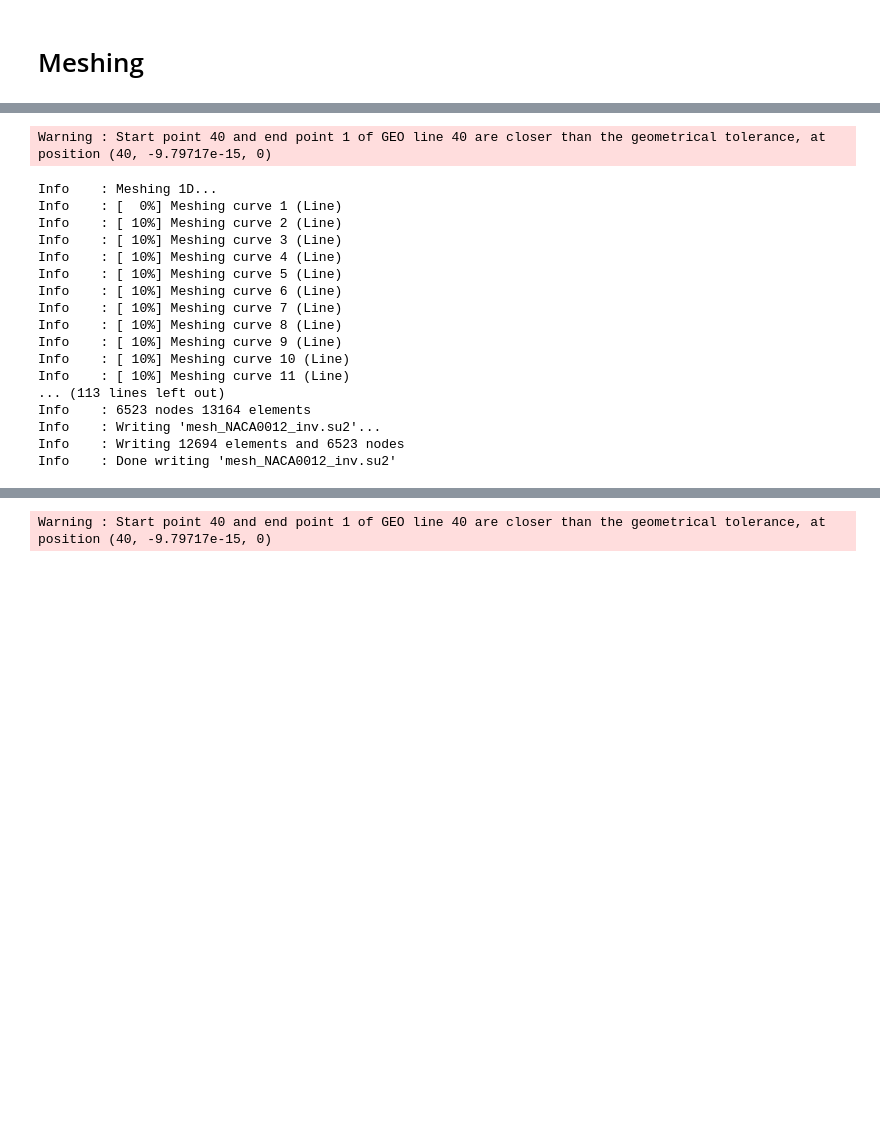
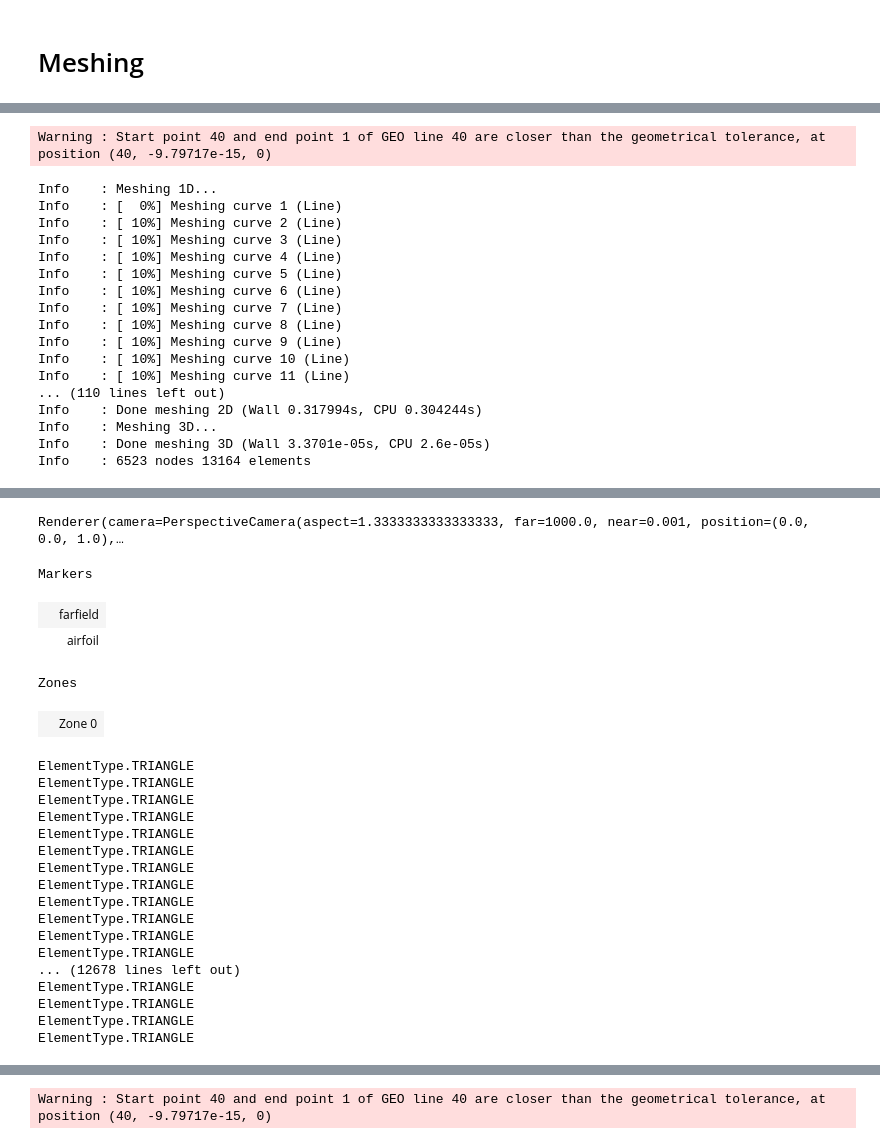
Before and after one commit to OpenOrion/ezmesh, a Jupyter notebook: examples/naca0012.ipynb, the cells around one changed output, grey strips where cells are left out. Cells and saved outputs as stored; diff of their text form; code cells hidden in the pictures; blank space fills up the shorter version.

```diff
--- a/examples/naca0012.ipynb
+++ b/examples/naca0012.ipynb
@@ -6,13 +6,11 @@
 
 https://su2code.github.io/docs_v7/Quick-Start/
 # %%
-from ezmesh import Mesh, CurveLoop, PlaneSurface, BoundaryLayer
-from examples.utils.geometry import generate_circle, generate_naca4_airfoil
-import plotly.graph_objects as go
-import numpy as np
+from ezmesh import Geometry, CurveLoop, PlaneSurface, visualize_mesh
+from ezmesh.utils.geometry import generate_circle, generate_naca4_airfoil
+from ezmesh.exporters import export_to_su2
 
-
-with Mesh() as mesh:
+with Geometry() as geom:
 
     airfoils_coords = generate_naca4_airfoil("0012", num_points=40)
     farfield_coords = generate_circle(40, num_points=40)
@@ -34,8 +32,10 @@ with Mesh() as mesh:
 
 
     surface = PlaneSurface(farfield_curve_loop, holes=[airfoil_curve_loop])
-    mesh.generate(surface)
-    mesh.write("mesh_NACA0012_inv.su2")
+    mesh = geom.generate(surface)
+    visualize_mesh(mesh)
+    # geom.write("mesh_NACA0012_inv.su2")
+    export_to_su2(mesh, "mesh_NACA0012_inv.su2")
 # %% [output]
 Warning : Start point 40 and end point 1 of GEO line 40 are closer than the geometrical tolerance, at position (40, -9.79717e-15, 0)
 Info    : Meshing 1D...
@@ -50,8 +50,8 @@ Info    : [ 10%] Meshing curve 8 (Line)
 Info    : [ 10%] Meshing curve 9 (Line)
 Info    : [ 10%] Meshing curve 10 (Line)
 Info    : [ 10%] Meshing curve 11 (Line)
-... (113 lines left out)
+... (110 lines left out)
+Info    : Done meshing 2D (Wall 0.317994s, CPU 0.304244s)
+Info    : Meshing 3D...
+Info    : Done meshing 3D (Wall 3.3701e-05s, CPU 2.6e-05s)
 Info    : 6523 nodes 13164 elements
-Info    : Writing 'mesh_NACA0012_inv.su2'...
-Info    : Writing 12694 elements and 6523 nodes
-Info    : Done writing 'mesh_NACA0012_inv.su2'
@@ -58,3 +59,26 @@ Info    : Done writing 'mesh_NACA0012_inv.su2'
+Renderer(camera=PerspectiveCamera(aspect=1.3333333333333333, far=1000.0, near=0.001, position=(0.0, 0.0, 1.0),…
+Markers
+|  | farfield |
+|  | airfoil |
+Zones
+|  | Zone 0 |
+ElementType.TRIANGLE
+ElementType.TRIANGLE
+ElementType.TRIANGLE
+ElementType.TRIANGLE
+ElementType.TRIANGLE
+ElementType.TRIANGLE
+ElementType.TRIANGLE
+ElementType.TRIANGLE
+ElementType.TRIANGLE
+ElementType.TRIANGLE
+ElementType.TRIANGLE
+ElementType.TRIANGLE
+... (12678 lines left out)
+ElementType.TRIANGLE
+ElementType.TRIANGLE
+ElementType.TRIANGLE
+ElementType.TRIANGLE
 # %% [markdown]
 ## NACA0012 w/ Boundary Layer
 ![NACA0012 Boundary](../assets/naca0012_boundary.png)
```
Also changed, not shown: parts of 2 cells of this notebook, 14 other files.
